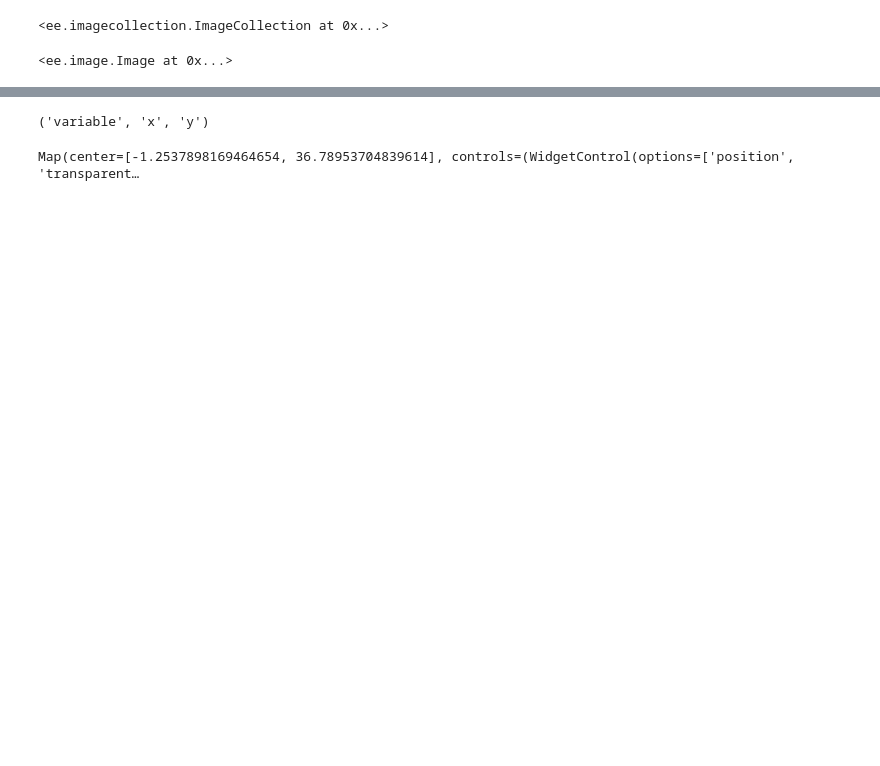
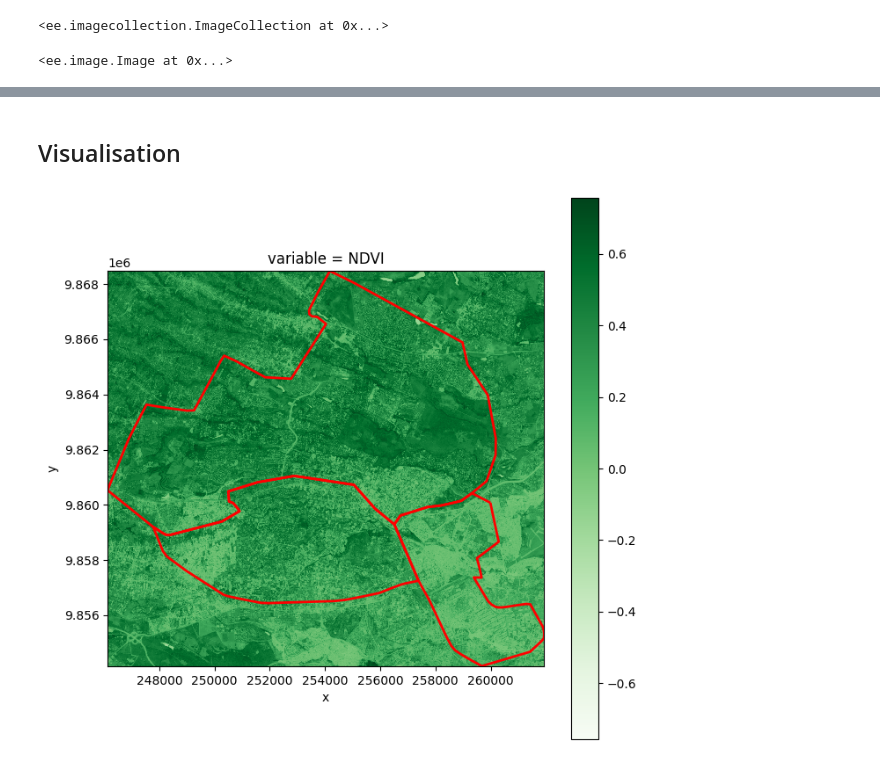
Before and after one commit to ancazugo/nairobi-urban-forest-analysis, a Jupyter notebook: notebooks/test.ipynb, the cells around one changed output, grey strips where cells are left out. Drawn from its saved outputs; the diff is of its cells as text; code cells hidden in the pictures; blank space fills up the shorter version.

Commit message:
code: Add working example for extracting data

```diff
--- a/notebooks/test.ipynb
+++ b/notebooks/test.ipynb
@@ -52,6 +62,5 @@ utm_crs
 # %%
-
-spectral_indexes = ['NDVI', 'NDWI', 'NDBI']
+spectral_indexes = ['NDVI', 'NDBI']
 imagery_ee_path = 'COPERNICUS/S2_HARMONIZED'
 cloud_coverage = 10
 start_date = '2017-01-01'
@@ -112 +81,3 @@ Attributes:
+# %%
+ic_da = extract_imagery(imagery_ic, bbox, utm_crs, 10)
 # %%
@@ -114,12 +85,11 @@ ic_da.transpose('variable', 'y', 'x').rio.to_raster('../data/output/spectral_nai
-# %%
-ic_da.dims
-# %% [output]
-('variable', 'x', 'y')
-# %%
-center = [(bbox[1] + bbox[3]) / 2, (bbox[0] + bbox[2]) / 2]
-m = geemap.Map(center=center, zoom=12)
-m.addLayer(imagery_ic.select('NDVI'), {'min': -1, 'max': 1, 'palette': ['red', 'green']}, 'NDVI')
-m.addLayer(geemap.gdf_to_ee(roi_gdf), {}, 'ROI')
-m
-# %% [output]
-Map(center=[-1.2537898169464654, 36.78953704839614], controls=(WidgetControl(options=['position', 'transparent…
+# %% [markdown]
+## Visualisation
+# %%
+import matplotlib.pyplot as plt
+
+fig, ax = plt.subplots(figsize=(8, 8))
+ic_da.sel(variable='NDVI').plot(ax=ax, cmap='Greens')
+roi_gdf.to_crs(utm_crs).boundary.plot(ax=ax, color='red', linewidth=2)
+plt.show()
+# %% [output]
+[figure, added]
```
Also changed, not shown: parts of 21 cells of this notebook, 2 other files.
